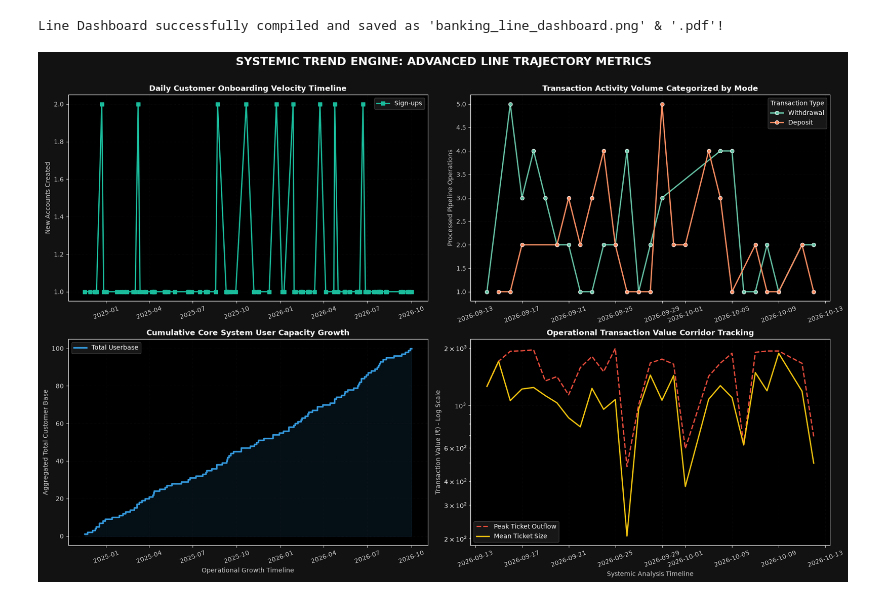
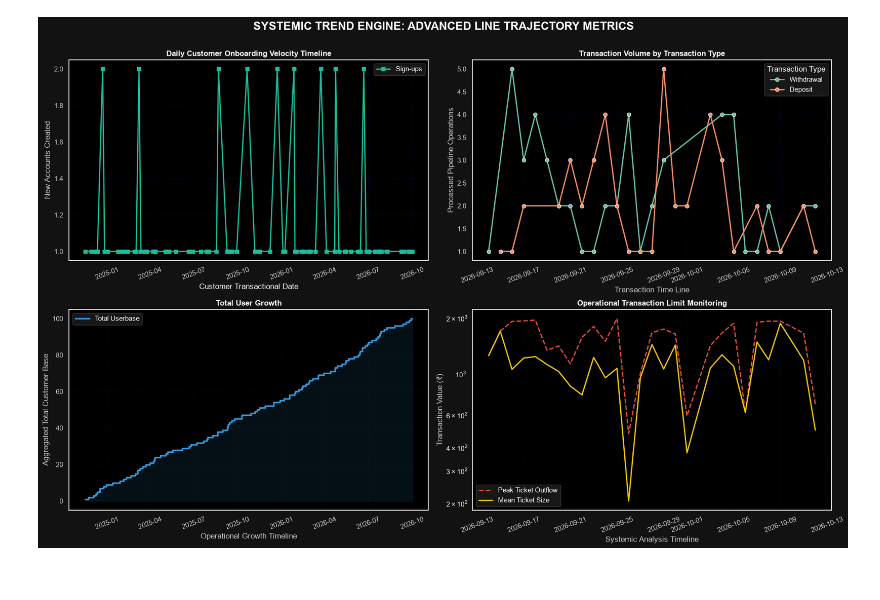
Before and after one commit to mailtodeepa2920-sys/python-online-task, a Jupyter notebook: test-excercise.ipynb, the cells around one changed output. Drawn from its saved outputs; the diff is of its cells as text; code cells hidden in the pictures.

Commit message:
banking dashboard

```diff
--- a/test-excercise.ipynb
+++ b/test-excercise.ipynb
@@ -267,7 +276,7 @@ plt.show()
 # %%
 #Dashboard2 - 4 Charts
 
-import pandas as pd
+
 import matplotlib.pyplot as plt
 import seaborn as sns
 import mysql.connector
@@ -277,8 +286,7 @@ conn = mysql.connector.connect(
     password="root",
     database="banking"
 )
-
-# Apply a professional dark dashboard theme
+import pandas as pd
 plt.style.use('dark_background')
 query5 = """
         SELECT DATE(CreatedAt) as RegDate, COUNT(CustomerID) as NewUsers
@@ -289,7 +297,7 @@ query5 = """
 df5 = pd.read_sql(query5, conn)
 df5['RegDate'] = pd.to_datetime(df5['RegDate'])
 
-# Chart 2 - Transaction Velocity by Category
+# Chart 2
 query6 ="""
         SELECT DATE(TransactionDate) as TxDate, TransactionType, COUNT(*) as TxCount
         FROM Transactions
@@ -299,7 +307,7 @@ query6 ="""
 df6 = pd.read_sql(query6, conn)
 df6['TxDate'] = pd.to_datetime(df6['TxDate'])
 
-# Chart 3 - Step-Line Chart for Running Account Growth
+# Chart 3
 
 query7 ="""
         SELECT DATE(CreatedAt) as RegDate, COUNT(*) as DailyCount
@@ -311,7 +319,7 @@ df7 = pd.read_sql(query7, conn)
 df7['RegDate'] = pd.to_datetime(df7['RegDate'])
 df7['RunningTotal'] = df7['DailyCount'].cumsum()
 
-# Chart 4 Logarithmic Scale Value Trajectory
+# Chart 4
 query8 ="""
         SELECT DATE(TransactionDate) as TxDate, MAX(Amount) as MaxAmount, AVG(Amount) as AvgAmount
         FROM Transactions
@@ -320,30 +328,21 @@ query8 ="""
     """
 df8 = pd.read_sql(query8, conn)
 df8['TxDate'] = pd.to_datetime(df8['TxDate'])
+fig, axs = plt.subplots(2, 2, figsize=(18, 12), facecolor='#121212')
+fig.suptitle('SYSTEMIC TREND ENGINE: ADVANCED LINE TRAJECTORY METRICS',fontsize=18, fontweight='bold', color='#ffffff', y=0.97)
 
-# =====================================================================
-# 2. INITIALIZE UNIFIED LINE CHART DASHBOARD CANVAS (2x2 Layout)
-# =====================================================================
-fig, axs = plt.subplots(2, 2, figsize=(18, 12), facecolor='#121212')
-fig.suptitle('SYSTEMIC TREND ENGINE: ADVANCED LINE TRAJECTORY METRICS',
-             fontsize=18, fontweight='bold', color='#ffffff', y=0.97)
-
-# ---------------------------------------------------------------------
-# CHART 1 (Top-Left | Matplotlib): Standard Single Line (User Growth)
-# ---------------------------------------------------------------------
-# Best for displaying a single, clean metric trend over time
+#chart1 - Single Line Chart
 axs[0, 0].plot(df5['RegDate'], df5['NewUsers'], color='#1abc9c', marker='s', markersize=6, linewidth=2, label='Sign-ups')
 axs[0, 0].set_title('Daily Customer Onboarding Velocity Timeline', fontsize=12, fontweight='bold', color='#ffffff')
+axs[0, 0].set_xlabel('Customer Transactional Date')
 axs[0, 0].set_ylabel('New Accounts Created', color='#cccccc')
-axs[0, 0].grid(True, linestyle=':', alpha=0.2, color='#444444')
+axs[0, 0].grid(True, linestyle=':', alpha=0.2, color="#1C38C4")
 axs[0, 0].tick_params(axis='x', rotation=20, colors='#cccccc')
 axs[0, 0].tick_params(axis='y', colors='#cccccc')
 axs[0, 0].legend(facecolor='#1e1e1e', edgecolor='#444444')
 
-# ---------------------------------------------------------------------
-# CHART 2 (Top-Right | Seaborn): Multi-Series Line (Activity by Type)
-# ---------------------------------------------------------------------
-# Uses the 'hue' mapping to automatically break down performance parameters
+#chart 2 - Transacation type multi series line chart
+
 sns.lineplot(
     ax=axs[0, 1],
     x='TxDate',
@@ -354,56 +353,41 @@ sns.lineplot(
     linewidth=2,
     palette='Set2'
 )
-axs[0, 1].set_title('Transaction Activity Volume Categorized by Mode', fontsize=12, fontweight='bold', color='#ffffff')
-axs[0, 1].set_xlabel('', color='#cccccc')
+axs[0, 1].set_title('Transaction Volume by Transaction Type', fontsize=12, fontweight='bold', color='#ffffff')
+axs[0, 1].set_xlabel('Transaction Time Line', color='#cccccc')
 axs[0, 1].set_ylabel('Processed Pipeline Operations', color='#cccccc')
-axs[0, 1].grid(True, linestyle=':', alpha=0.2, color='#444444')
+axs[0, 1].grid(True, linestyle=':', alpha=0.2, color="#5D0CCDD2")
 axs[0, 1].tick_params(axis='x', rotation=20, colors='#cccccc')
 axs[0, 1].tick_params(axis='y', colors='#cccccc')
 axs[0, 1].legend(title='Transaction Type', facecolor='#1e1e1e', edgecolor='#444444')
 
-# ---------------------------------------------------------------------
-# CHART 3 (Bottom-Left | Matplotlib): Step Line Chart (Total Asset Base)
-# ---------------------------------------------------------------------
-# draws vertical jumps at data points instead of direct sloping angles.
-# Ideal for tracking structural inventory milestones, rates, or account totals.
+#Chart 3 - Step Line Chart - Total Asset or Total aggregate value of Customer
+
 axs[1, 0].step(df7['RegDate'], df7['RunningTotal'], color='#3498db', where='mid', linewidth=2.5, label='Total Userbase')
 axs[1, 0].fill_between(df7['RegDate'], df7['RunningTotal'], step="mid", color="#3498db", alpha=0.1)  # Optional subtle fill
-axs[1, 0].set_title('Cumulative Core System User Capacity Growth', fontsize=12, fontweight='bold', color='#ffffff')
+axs[1, 0].set_title('Total User Growth', fontsize=12, fontweight='bold', color='#ffffff')
 axs[1, 0].set_xlabel('Operational Growth Timeline', color='#cccccc')
 axs[1, 0].set_ylabel('Aggregated Total Customer Base', color='#cccccc')
 axs[1, 0].grid(True, linestyle=':', alpha=0.2, color='#444444')
 axs[1, 0].tick_params(axis='x', rotation=20, colors='#cccccc')
 axs[1, 0].tick_params(axis='y', colors='#cccccc')
 axs[1, 0].legend(loc='upper left', facecolor='#1e1e1e', edgecolor='#444444')
 
-# ---------------------------------------------------------------------
-# CHART 4 (Bottom-Right | Matplotlib): Logarithmic Parallel Scale Line
-# ---------------------------------------------------------------------
-# Combines two related metrics while utilizing a log scale to handle massive spacing value differences cleanly.
+#Chart 4 - Date wise Transaction Max amount and Average Amount
 axs[1, 1].plot(df8['TxDate'], df8['MaxAmount'], color='#e74c3c', linestyle='--', linewidth=2, label='Peak Ticket Outflow')
 axs[1, 1].plot(df8['TxDate'], df8['AvgAmount'], color='#f1c40f', linestyle='-', linewidth=2, label='Mean Ticket Size')
-axs[1, 1].set_title('Operational Transaction Value Corridor Tracking', fontsize=12, fontweight='bold', color='#ffffff')
+axs[1, 1].set_title('Operational Transaction Limit Monitoring', fontsize=12, fontweight='bold', color='#ffffff')
 axs[1, 1].set_xlabel('Systemic Analysis Timeline', color='#cccccc')
-axs[1, 1].set_ylabel('Transaction Value (₹) - Log Scale', color='#cccccc')
-axs[1, 1].set_yscale('log')  # Changes the vertical scaling mode to log
+axs[1, 1].set_ylabel('Transaction Value (₹)', color='#cccccc')
+axs[1, 1].set_yscale('log')
 axs[1, 1].grid(True, linestyle=':', alpha=0.2, color='#444444')
 axs[1, 1].tick_params(axis='x', rotation=20, colors='#cccccc')
 axs[1, 1].tick_params(axis='y', colors='#cccccc')
 axs[1, 1].legend(facecolor='#1e1e1e', edgecolor='#444444')
 
-# =====================================================================
-# 3. PACK, EXPORT ASSETS, AND SHOW
-# =====================================================================
 plt.tight_layout()
 fig.subplots_adjust(top=0.90)
 
-# Export the dashboard matrix directly into local directories
-plt.savefig('banking_line_dashboard.png', dpi=300, facecolor=fig.get_facecolor(), bbox_inches='tight')
-plt.savefig('banking_line_dashboard.pdf', facecolor=fig.get_facecolor(), bbox_inches='tight')
-
-print("Line Dashboard successfully compiled and saved as 'banking_line_dashboard.png' & '.pdf'!")
 plt.show()
 # %% [output]
-Line Dashboard successfully compiled and saved as 'banking_line_dashboard.png' & '.pdf'!
-[figure, old version]
+[figure, new version]
```
Also changed, not shown: parts of 2 cells of this notebook.
